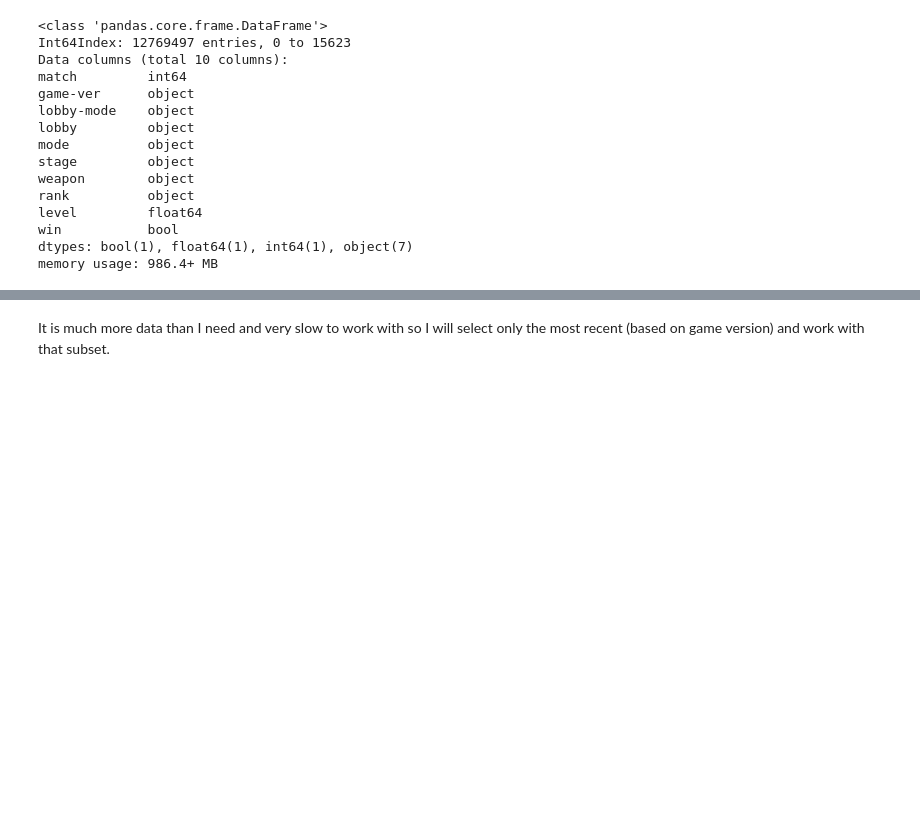
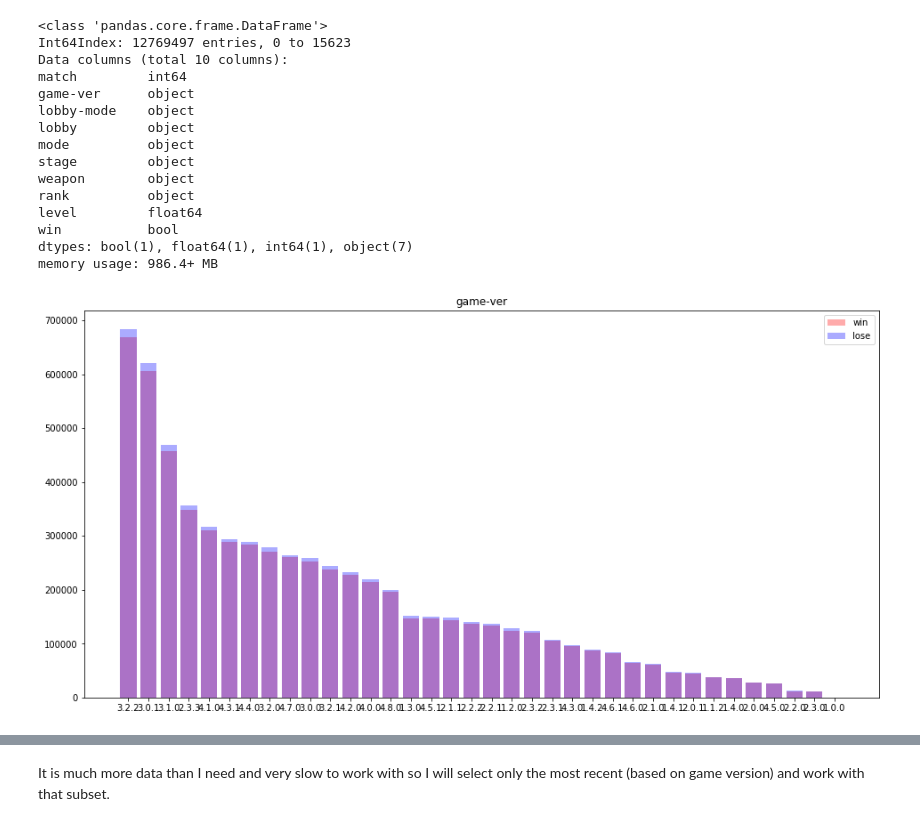
Before and after one commit to Rokushou/Splatoon-2-Meta-Modeling, a Jupyter notebook: Modeling.ipynb, the cells around one changed output, grey strips where cells are left out. Drawn from its saved outputs; the diff is of its cells as text; code cells hidden in the pictures; blank space fills up the shorter version.

Commit message:
graphs

```diff
--- a/Modeling.ipynb
+++ b/Modeling.ipynb
@@ -116,3 +116,17 @@ level         float64
 win           bool
 dtypes: bool(1), float64(1), int64(1), object(7)
 memory usage: 986.4+ MB
+# %%
+def bar_plotter(col):
+    win = df[df.win == True][col].value_counts()
+    lose = df[df.win == False][col].value_counts()
+    plt.figure(figsize=(16, 8))
+    plt.bar(win.index, win, label = 'win', color = 'r', alpha = .33)
+    plt.bar(lose.index, lose, label = 'lose', color = 'b', alpha = .33)
+    plt.title(col)
+    plt.legend()
+    return None
+# %%
+bar_plotter('game-ver')
+# %% [output]
+[figure, added]
```
Also changed, not shown: parts of 27 cells of this notebook.
